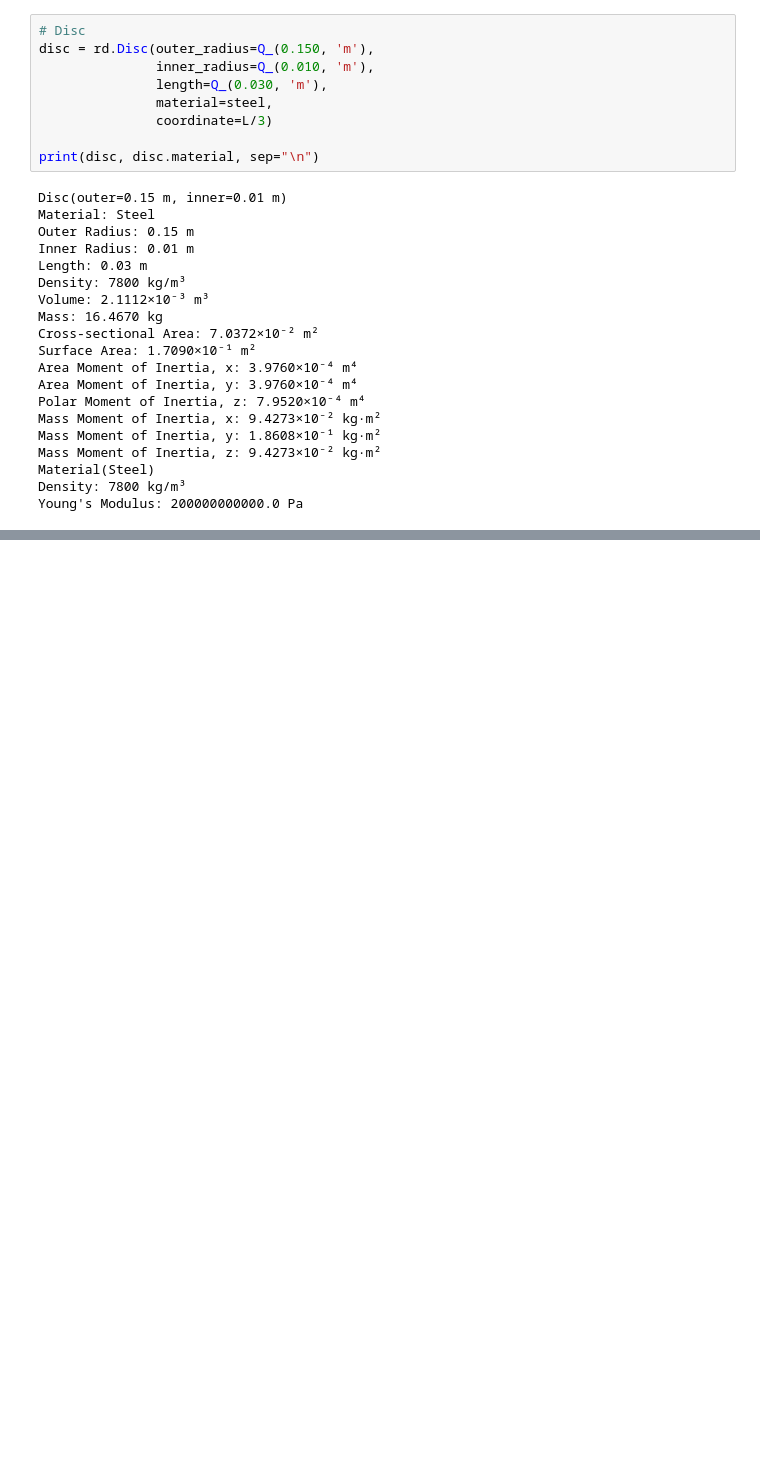
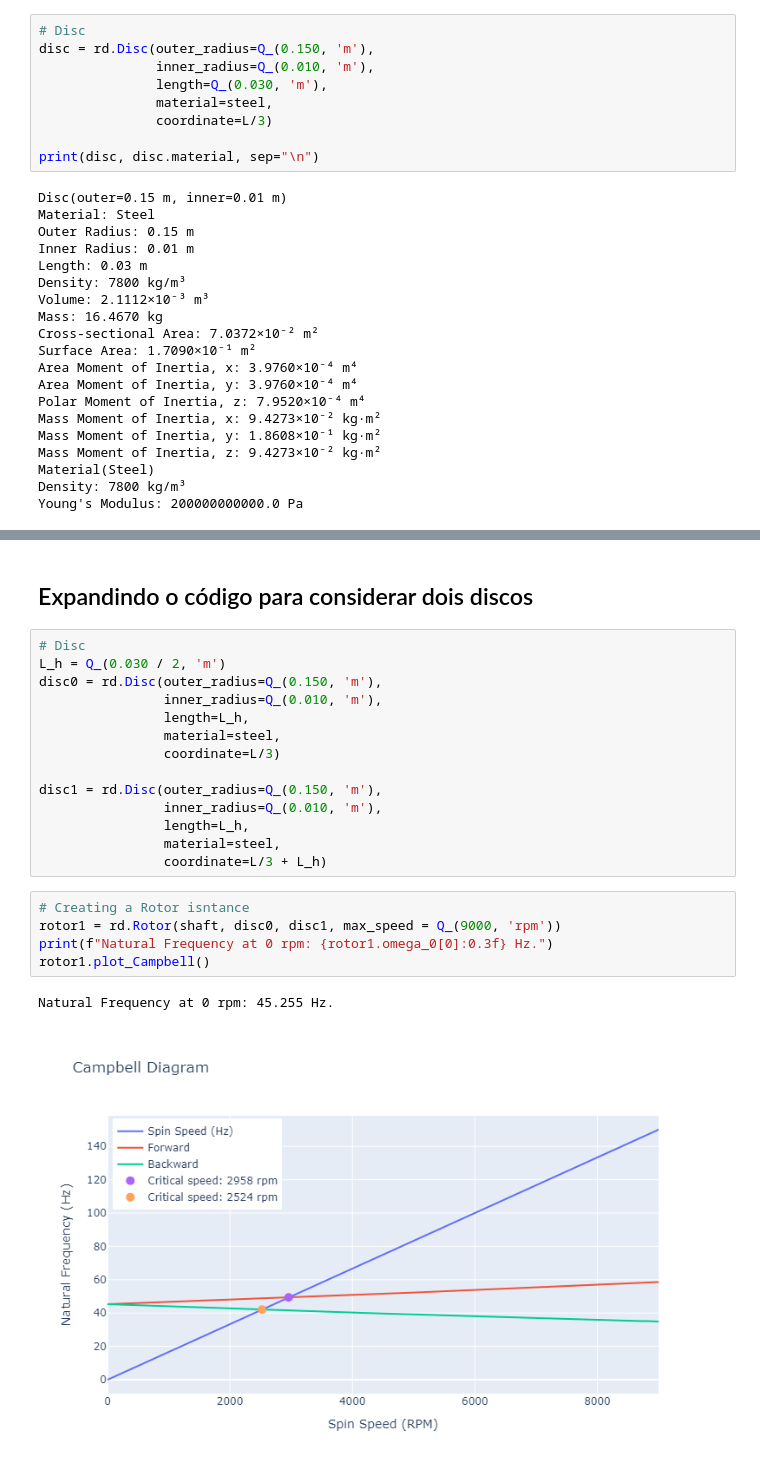
Before and after one commit to eu-cristofer/rotordynamics_UFU, a Jupyter notebook: rotordynamics/content/campbell.ipynb, the cells around one changed output, grey strips where cells are left out. Cells and saved outputs as stored; diff of their text form; blank space fills up the shorter version.

```diff
--- a/rotordynamics/content/campbell.ipynb
+++ b/rotordynamics/content/campbell.ipynb
@@ -92,0 +194,24 @@ Natural Frequency at 0 rpm: 46.024 Hz.
+# %% [markdown]
+## Expandindo o código para considerar dois discos
+# %%
+# Disc
+L_h = Q_(0.030 / 2, 'm')
+disc0 = rd.Disc(outer_radius=Q_(0.150, 'm'),
+                inner_radius=Q_(0.010, 'm'),
+                length=L_h,
+                material=steel,
+                coordinate=L/3)
+
+disc1 = rd.Disc(outer_radius=Q_(0.150, 'm'),
+                inner_radius=Q_(0.010, 'm'),
+                length=L_h,
+                material=steel,
+                coordinate=L/3 + L_h)
+# %%
+# Creating a Rotor isntance
+rotor1 = rd.Rotor(shaft, disc0, disc1, max_speed = Q_(9000, 'rpm'))
+print(f"Natural Frequency at 0 rpm: {rotor1.omega_0[0]:0.3f} Hz.")
+rotor1.plot_Campbell()
+# %% [output]
+Natural Frequency at 0 rpm: 45.255 Hz.
+[figure, added]
```
Also changed, not shown: parts of 10 cells of this notebook, 47 other files.
